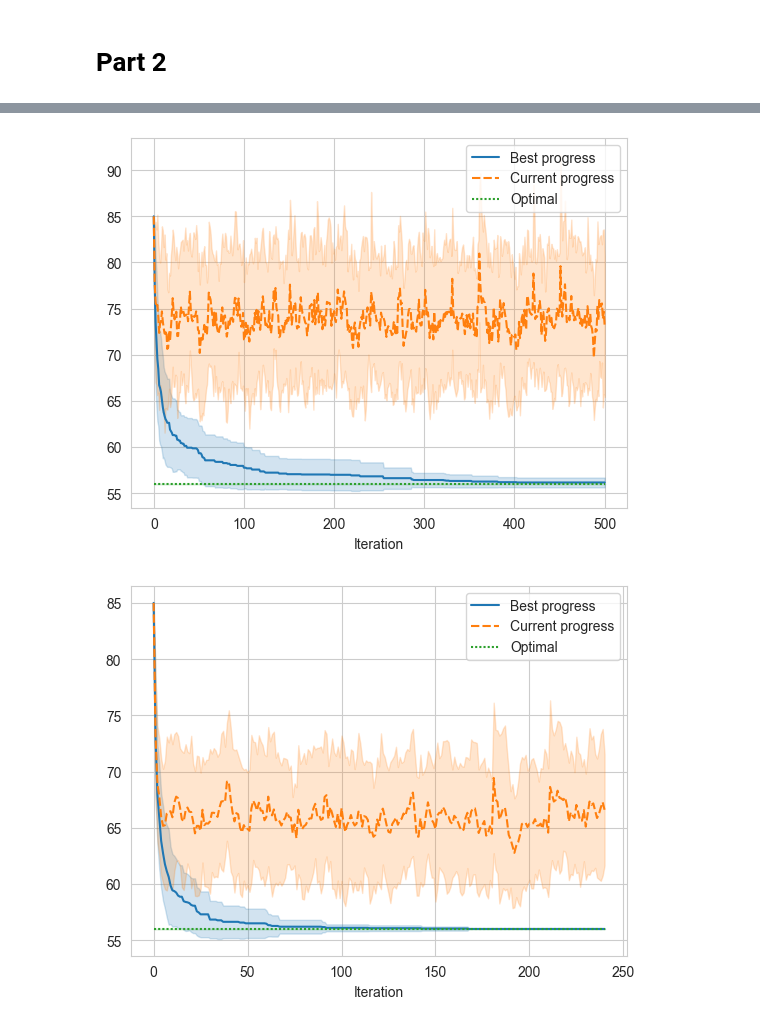
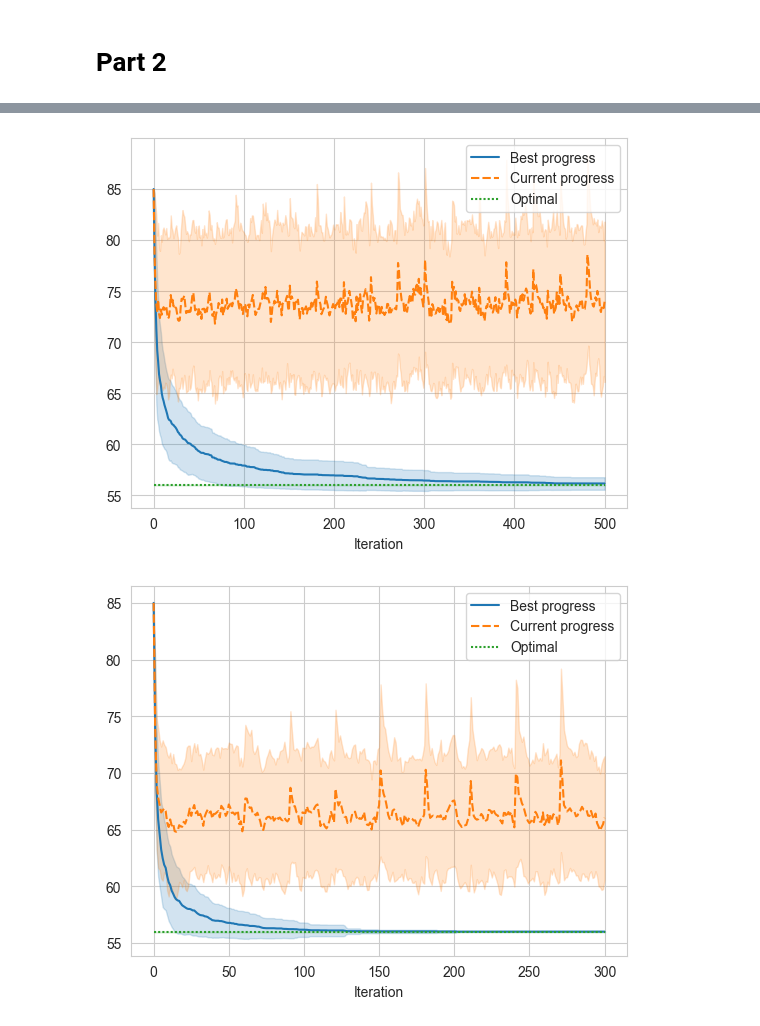
Before and after one commit to nngerncham/ma395_heuristic, a Jupyter notebook: homework/hw3/codebase/Notebooks/Problem 4.ipynb, the cells around one changed output, grey strips where cells are left out. Saved outputs shown, nothing was run; the diff lists cells and outputs as text; code cells hidden in the pictures.

```diff
--- a/homework/hw3/codebase/Notebooks/Problem 4.ipynb
+++ b/homework/hw3/codebase/Notebooks/Problem 4.ipynb
@@ -3,9 +3,9 @@ from tabu_search.algorithm import tabu_search, NeighborsTabuListInterface, TabuS
 import numpy as np
 from typing import Collection, Dict, Any, Tuple, List
 
-REPS = 30
+REPS = 100
 MAX_ITERS = 1500
-DPI = 150
+DPI = 100
 ERROR_BAR = "sd"
 # %% [markdown]
 # Part 1
@@ -176,14 +176,14 @@ store_freq_df = form_result(store_freq, 500)
 sns.lineplot(store_freq_df, errorbar=ERROR_BAR)
 plt.savefig("../../images/p4/store-freq-base", dpi=DPI, bbox_inches="tight")
 # %% [output]
-[figure, old version]
+[figure, new version]
 # %%
-store_freq = [p4_freq_tabu_search(s0, dist, nbr_sample_size=6, max_iters=240) for _ in range(REPS)]
-store_freq_df = form_result(store_freq, 240)
+store_freq = [p4_freq_tabu_search(s0, dist, nbr_sample_size=6, max_iters=300) for _ in range(REPS)]
+store_freq_df = form_result(store_freq, 300)
 sns.lineplot(store_freq_df, errorbar=ERROR_BAR)
 plt.savefig("../../images/p4/store-freq-tweaked", dpi=DPI, bbox_inches="tight")
 # %% [output]
-[figure, old version]
+[figure, new version]
 # %%
 sns.lineplot(store_freq_df, errorbar='pi')
 plt.savefig("../../images/p4/store-freq-tweaked-pi", dpi=DPI, bbox_inches="tight")
```
Also changed, not shown: parts of 9 cells of this notebook, 40 other files.
